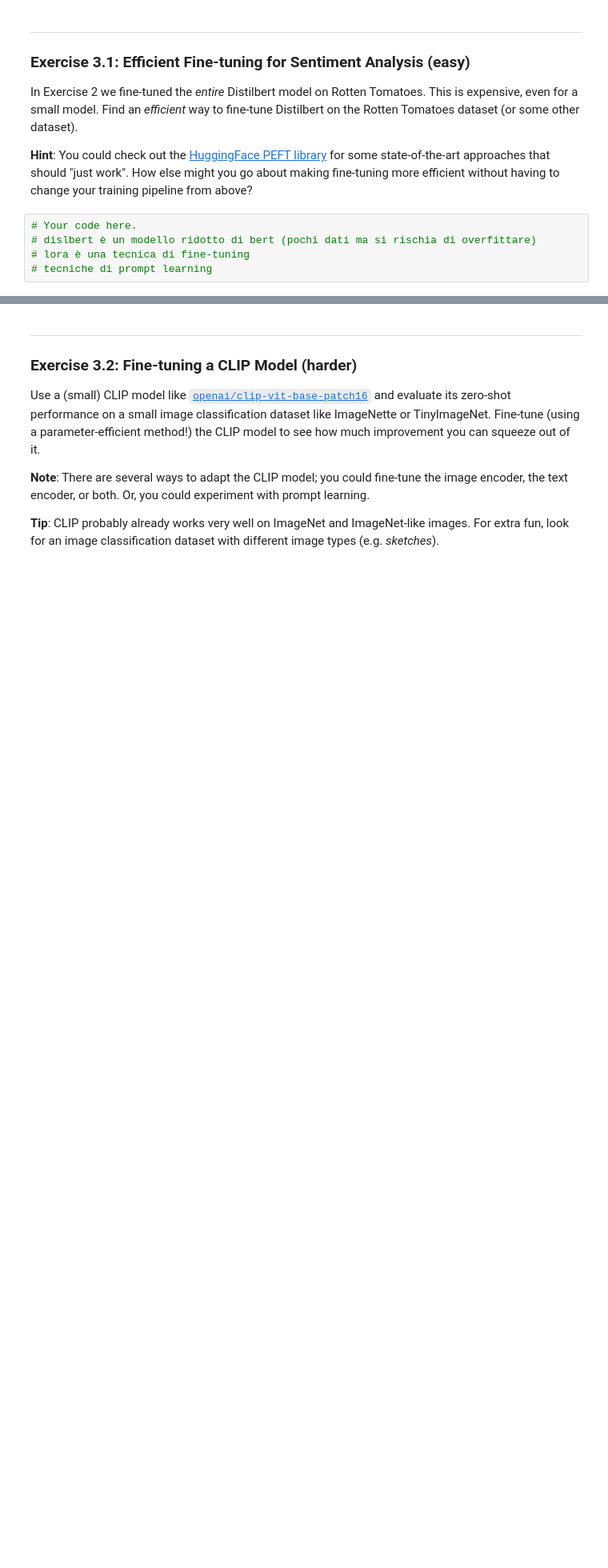
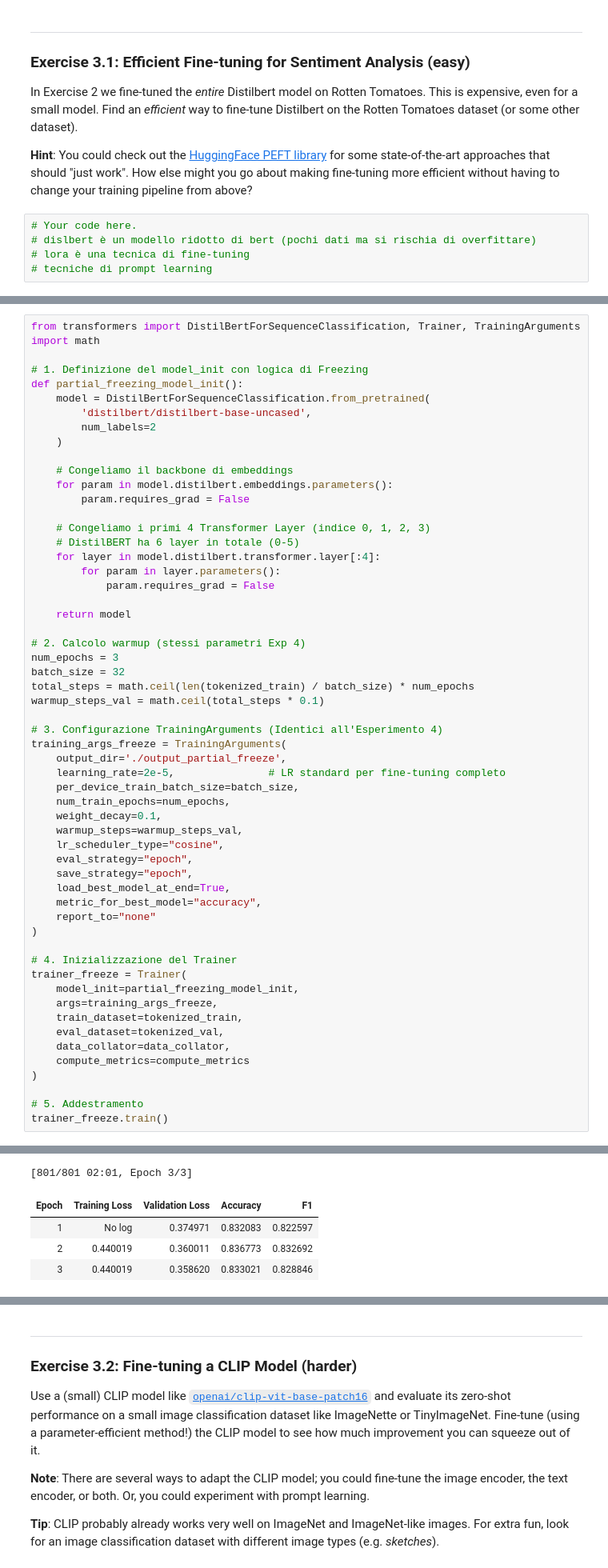
Before and after one commit to francesco-faggioli/DLA_Lab, a Jupyter notebook: DLA_Lab2/DLA-Lab2.ipynb, the cells around one changed output, grey strips where cells are left out. Shown at 80% size. Drawn from its saved outputs; the diff is of its cells as text; blank space fills up the shorter version.

```diff
--- a/DLA_Lab2/DLA-Lab2.ipynb
+++ b/DLA_Lab2/DLA-Lab2.ipynb
@@ -1004,0 +1156,58 @@ In Exercise 2 we fine-tuned the *entire* Distilbert model on Rotten Tomatoes. Th
+# %%
+from transformers import DistilBertForSequenceClassification, Trainer, TrainingArguments
+import math
+
+# 1. Definizione del model_init con logica di Freezing
+def partial_freezing_model_init():
+    model = DistilBertForSequenceClassification.from_pretrained(
+        'distilbert/distilbert-base-uncased',
+        num_labels=2
+    )
+
+    # Congeliamo il backbone di embeddings
+    for param in model.distilbert.embeddings.parameters():
+        param.requires_grad = False
+
+    # Congeliamo i primi 4 Transformer Layer (indice 0, 1, 2, 3)
+    # DistilBERT ha 6 layer in totale (0-5)
+    for layer in model.distilbert.transformer.layer[:4]:
+        for param in layer.parameters():
+            param.requires_grad = False
+
+    return model
+
+# 2. Calcolo warmup (stessi parametri Exp 4)
+num_epochs = 3
+batch_size = 32
+total_steps = math.ceil(len(tokenized_train) / batch_size) * num_epochs
+warmup_steps_val = math.ceil(total_steps * 0.1)
+
+# 3. Configurazione TrainingArguments (Identici all'Esperimento 4)
+training_args_freeze = TrainingArguments(
+    output_dir='./output_partial_freeze',
+    learning_rate=2e-5,               # LR standard per fine-tuning completo
+    per_device_train_batch_size=batch_size,
+    num_train_epochs=num_epochs,
+    weight_decay=0.1,
+    warmup_steps=warmup_steps_val,
+    lr_scheduler_type="cosine",
+    eval_strategy="epoch",
+    save_strategy="epoch",
+    load_best_model_at_end=True,
+    metric_for_best_model="accuracy",
+    report_to="none"
+)
+
+# 4. Inizializzazione del Trainer
+trainer_freeze = Trainer(
+    model_init=partial_freezing_model_init,
+    args=training_args_freeze,
+    train_dataset=tokenized_train,
+    eval_dataset=tokenized_val,
+    data_collator=data_collator,
+    compute_metrics=compute_metrics
+)
+
+# 5. Addestramento
+trainer_freeze.train()
+# %% [output]
@@ -1004,0 +1231,5 @@ In Exercise 2 we fine-tuned the *entire* Distilbert model on Rotten Tomatoes. Th
+[801/801 02:01, Epoch 3/3]
+| Epoch | Training Loss | Validation Loss | Accuracy | F1 |
+| 1 | No log | 0.374971 | 0.832083 | 0.822597 |
+| 2 | 0.440019 | 0.360011 | 0.836773 | 0.832692 |
+| 3 | 0.440019 | 0.358620 | 0.833021 | 0.828846 |
```
Also changed, not shown: parts of 15 cells of this notebook.
